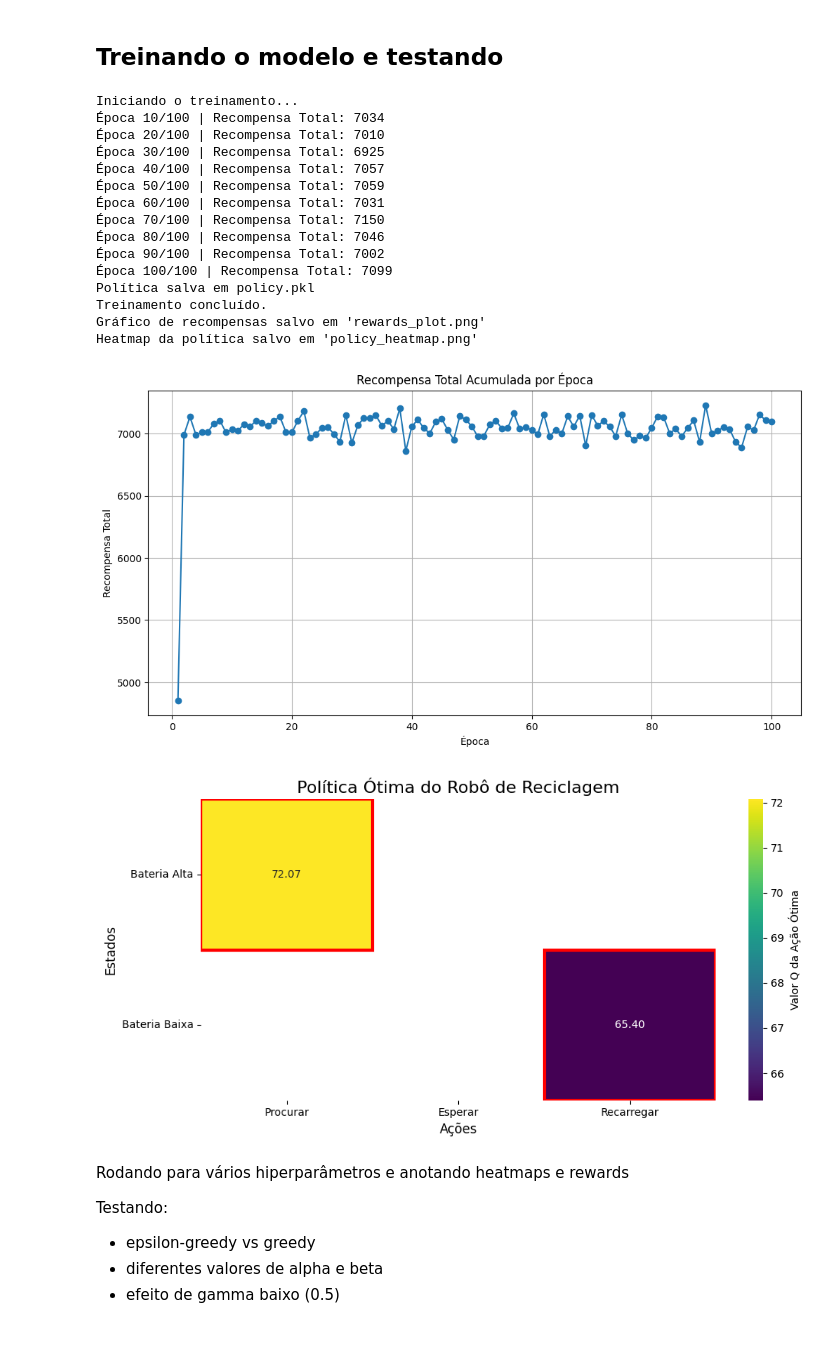
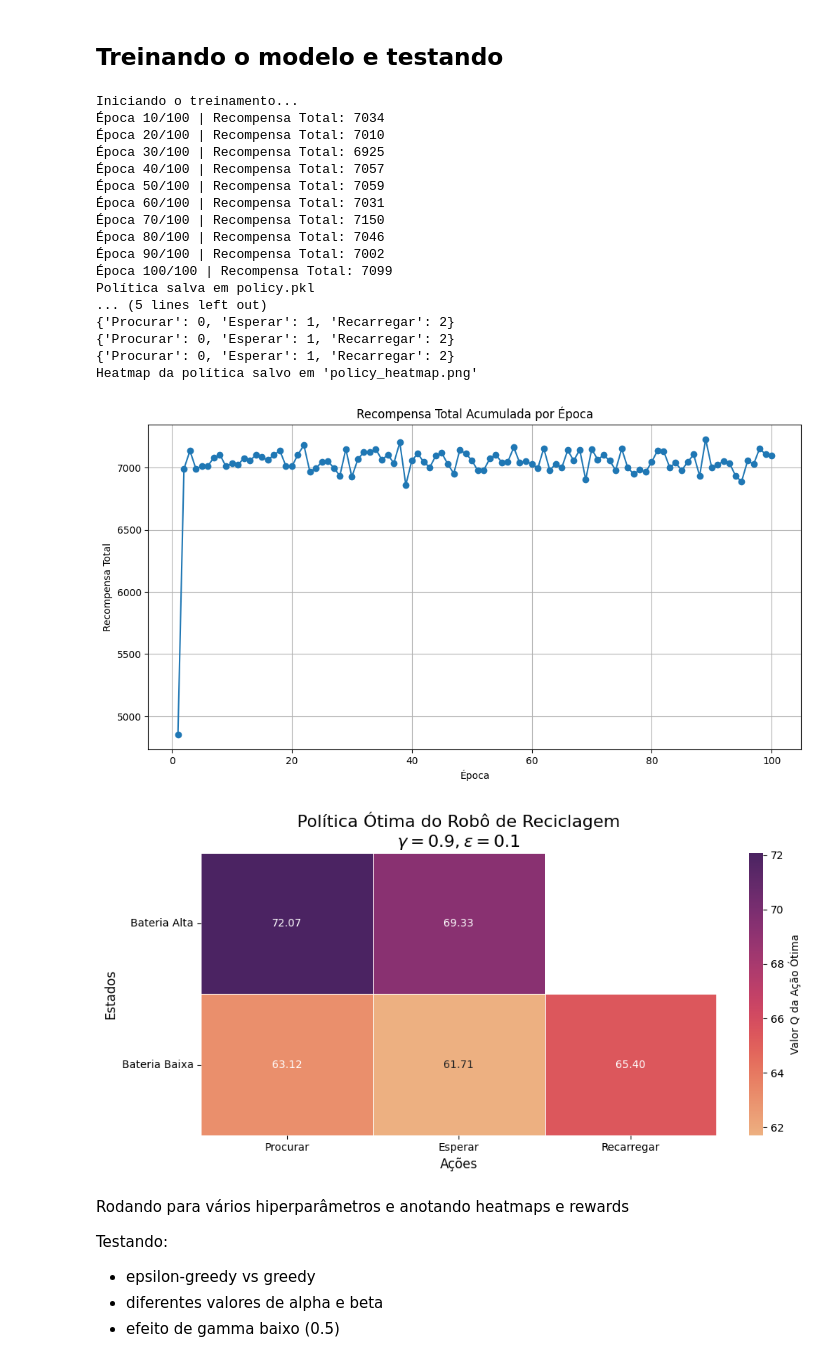
Before and after one commit to Perez-Amanda/Recycling_Robot_RL_1, a Jupyter notebook: main.ipynb, the cells around one changed output. Drawn from its saved outputs; the diff is of its cells as text; code cells hidden in the pictures.

Commit message:
Fixed heatmap plot

```diff
--- a/main.ipynb
+++ b/main.ipynb
@@ -288,37 +314,39 @@ R_SEARCH = 8      # Recompensa por procurar (deve ser > R_WAIT)
 R_WAIT = 3        # Recompensa por esperar
 R_RESCUE = -10    # Penalidade por precisar de resgate
 R_RECHARGE = 0    # Recompensa por recarregar
 
 # Hiperparâmetros do Agente
 LEARNING_RATE = 0.1   # Taxa de aprendizado (alpha no TD)
 DISCOUNT_FACTOR = 0.9 # Fator de desconto (gamma)
 EPSILON = 0.1         # Probabilidade de exploração (ação aleatória)
 
 REWARD_FILE = "rewards.txt"    # Arquivo para salvar as recompensas em rodada única
 DIR = ""
 
 # treinando com variaveis globais pré estabelecidas
 final_q_values = train(discount_factor=DISCOUNT_FACTOR, epsilon=EPSILON)
 plot_rewards()
-plot_policy_heatmap(final_q_values)
+plot_policy_heatmap(final_q_values, DISCOUNT_FACTOR, EPSILON)
 # %% [output]
 Iniciando o treinamento...
 Época 10/100 | Recompensa Total: 7034
 Época 20/100 | Recompensa Total: 7010
 Época 30/100 | Recompensa Total: 6925
 Época 40/100 | Recompensa Total: 7057
 Época 50/100 | Recompensa Total: 7059
 Época 60/100 | Recompensa Total: 7031
 Época 70/100 | Recompensa Total: 7150
 Época 80/100 | Recompensa Total: 7046
 Época 90/100 | Recompensa Total: 7002
 Época 100/100 | Recompensa Total: 7099
 Política salva em policy.pkl
-Treinamento concluído.
-Gráfico de recompensas salvo em 'rewards_plot.png'
+... (5 lines left out)
+{'Procurar': 0, 'Esperar': 1, 'Recarregar': 2}
+{'Procurar': 0, 'Esperar': 1, 'Recarregar': 2}
+{'Procurar': 0, 'Esperar': 1, 'Recarregar': 2}
 Heatmap da política salvo em 'policy_heatmap.png'
 [figure]
-[figure, old version]
+[figure, new version]
 # %% [markdown]
 Rodando para vários hiperparâmetros e anotando heatmaps e rewards
 
```
Also changed, not shown: parts of 7 cells of this notebook, 4 other files.
